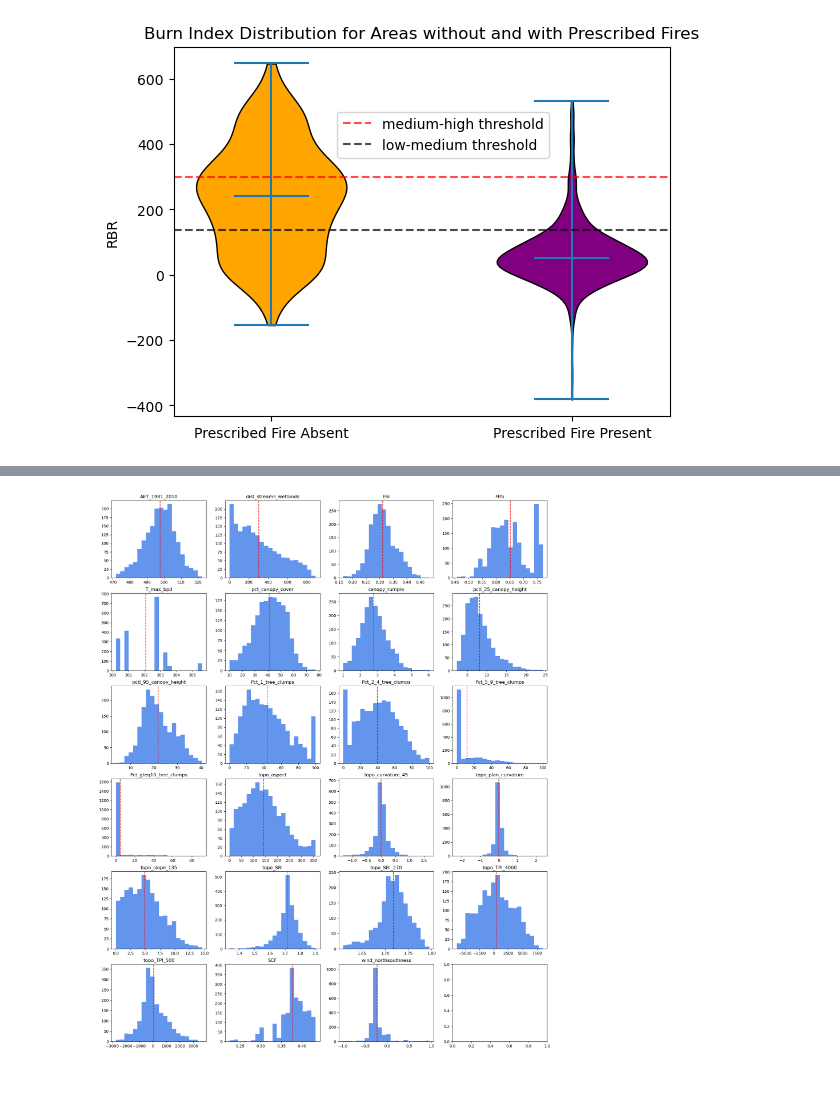
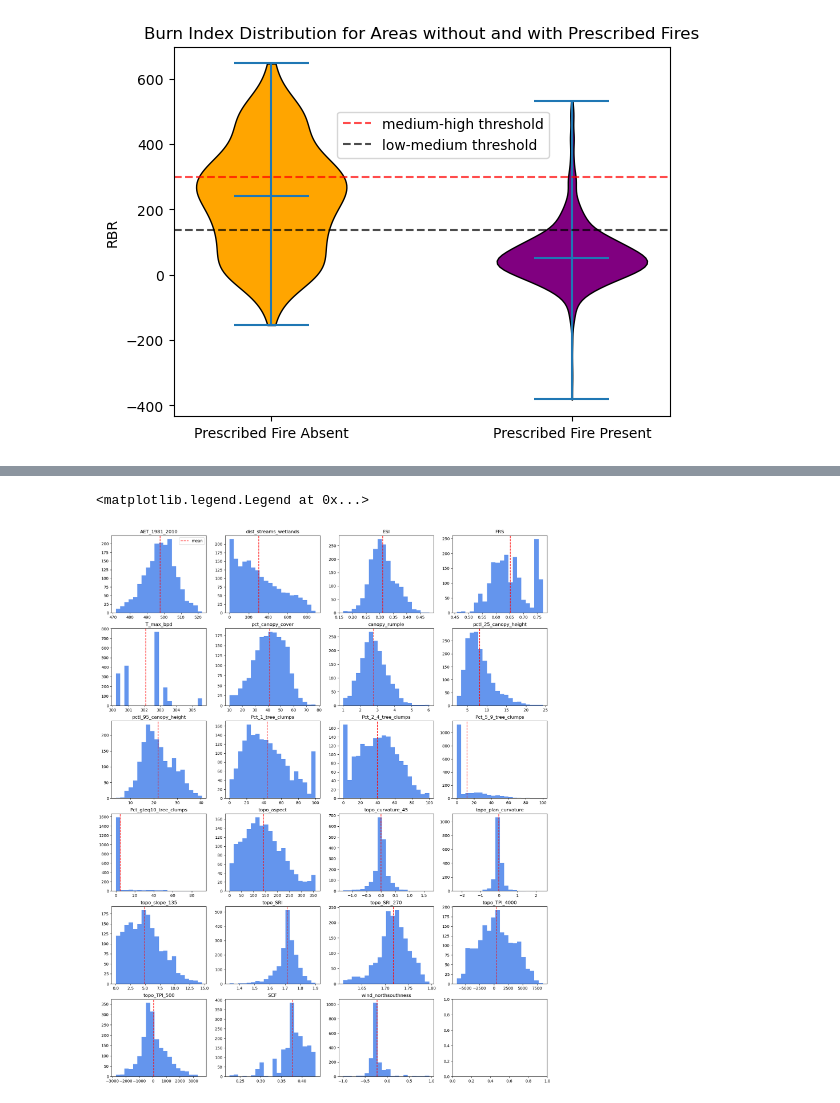
Before and after one commit to UW-ESS-DS/MLGeo2023_ESS569_Burn_Severity_Drivers, a Jupyter notebook: data_characterization.ipynb, the cells around one changed output, grey strips where cells are left out. Drawn from its saved outputs; the diff is of its cells as text; code cells hidden in the pictures.

```diff
--- a/data_characterization.ipynb
+++ b/data_characterization.ipynb
@@ -83,0 +93,19 @@ ax[1,1].scatter(data['Pct_gteq10_tree_clumps'], data['RBR'])
+# %%
+analog_vars = data.drop(columns=['Unnamed: 0', 'RBR', 'X', 'Y', 'Rx', 'EVT_PP']) # isolating continuous variables for analysis
+
+stats = {} #instantiate dict
+
+for var in analog_vars:
+    mean = np.mean(data[var]) #calculate mean
+    median = np.median(data[var]) # calculate median
+    variance = scipy.stats.variation(data[var]) # calculate variance
+    kurtosis = scipy.stats.kurtosis(data[var]) # calculate kurtosis
+    normality = scipy.stats.shapiro(data[var])[1] # calculate normality via Shapiro-Wilk
+    stats[var] = {"mean": mean,
+                "median": median,
+                "variance": variance,
+                "kurtosis": kurtosis,
+                "normality": normality} # enter var stats into dict
+
+stats_df = pd.DataFrame.from_dict(stats)
+display(stats_df.T) # show transpose of dataframe
@@ -84,36 +130,21 @@ ax[1,1].scatter(data['Pct_gteq10_tree_clumps'], data['RBR'])
 # %%
-analog_vars = data.drop(columns=['Unnamed: 0', 'RBR', 'X', 'Y', 'Rx', 'EVT_PP'])
-
-# plt.hist(data['AET_1981_2010'], color='cornflowerblue')
-# plt.title('Key')
-# plt.axvline(np.mean(data['AET_1981_2010']), c='r', ls='--', alpha=0.8, label='mean')
-# plt.legend()
-# plt.show()
-
-
 ncols = 4 # change to whatever you'd like!
 nrows = int( np.ceil( (len(analog_vars.keys())/ncols) ) )
 
 fig, ax = plt.subplots(nrows, ncols, figsize=(5*ncols, 100/ncols))
 
 col_order = list(np.arange(ncols))*nrows
 row_order = []
 for i in np.arange(nrows):
     for j in np.arange(ncols):
         row_order.append(i)
-stats = {}
+
 for r, c, var in zip(row_order, col_order, analog_vars): # loop through each continuous variable
     ax[r][c].hist(data[var], 20, color='cornflowerblue') # make histogram of var
     ax[r][c].set_title(var) # tile histogram w/ var string
+    ax[r][c].axvline(stats_df[var]['mean'], c='r', ls='--', alpha=1, label='mean') # make vertical mean line
 
-    mean = np.mean(data[var]) #calculate mean
-    median = np.median(data[var]) # calculate median
-    variance = scipy.stats.variation(data[var]) # calculate variance
-    kurtosis = scipy.stats.kurtosis(data[var]) #calculate kurtosis
-    stats[var] = {"mean": mean,
-                  "median": median,
-                  "variance": variance,
-                  "kurtosis": kurtosis} # make stats dict entry for var
-    ax[r][c].axvline(mean, c='r', ls='--', alpha=1, label='mean') # make vertical mean line
+ax[0][0].legend()
 # %% [output]
+<matplotlib.legend.Legend at 0x...>
-[figure, old version]
+[figure, new version]
```
Also changed, not shown: parts of 6 cells of this notebook.
